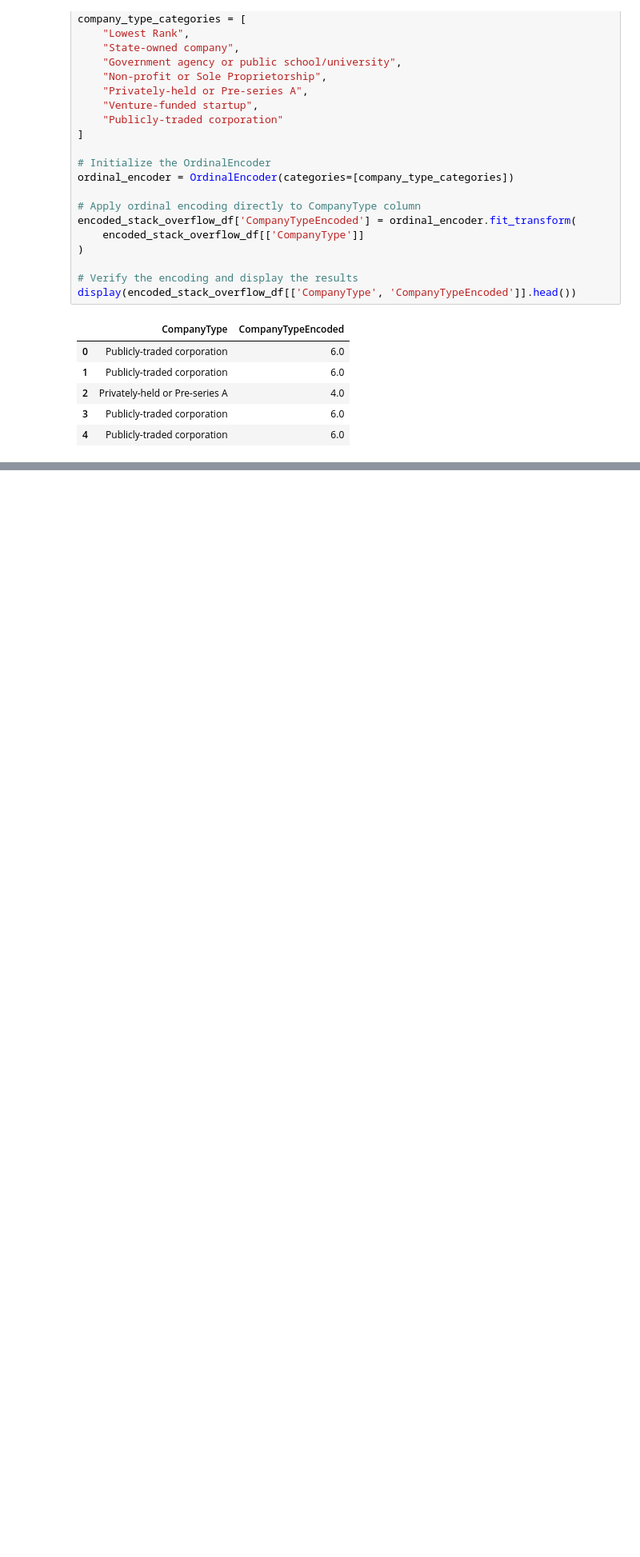
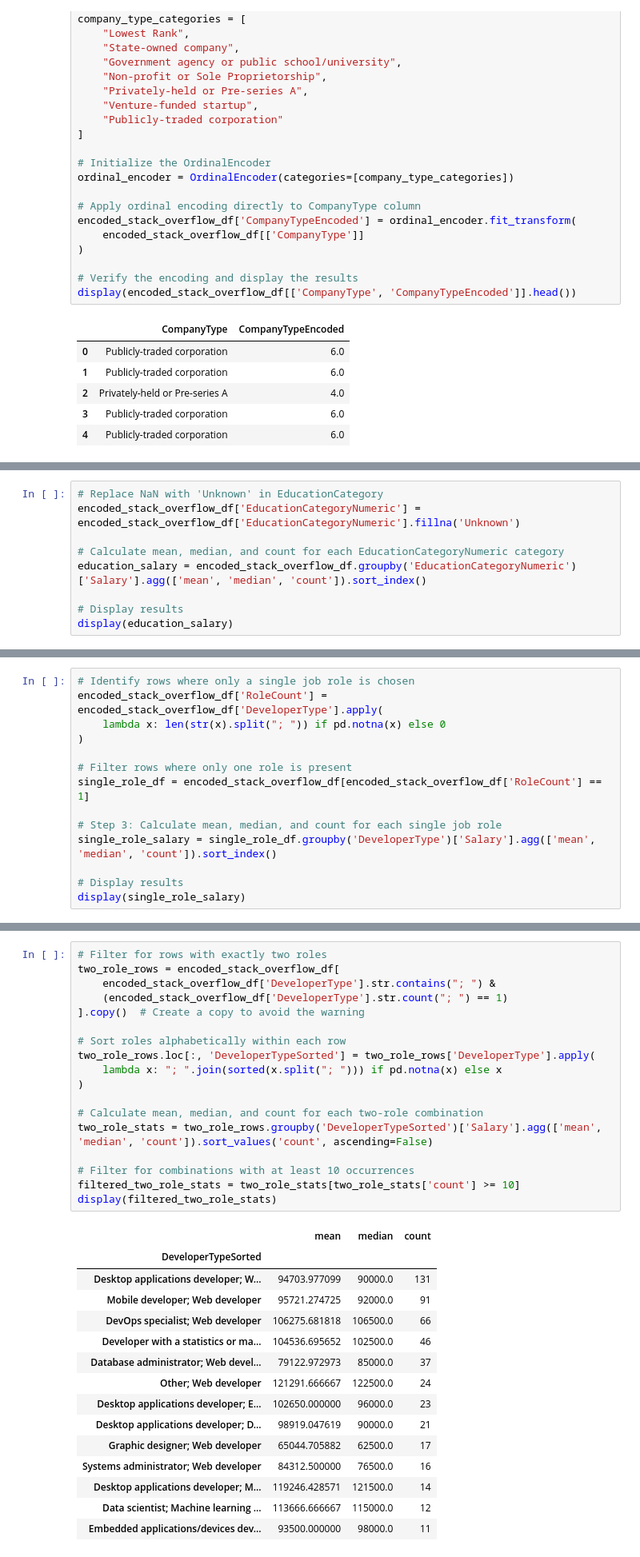
Before and after one commit to IT4063C-Fall24/final-project-yaumj, a Jupyter notebook: source.ipynb, the cells around one changed output, grey strips where cells are left out. Shown at 80% size. Drawn from its saved outputs; the diff is of its cells as text; blank space fills up the shorter version.

```diff
--- a/source.ipynb
+++ b/source.ipynb
@@ -4554,0 +4560,9 @@ display(encoded_stack_overflow_df[['CompanyType', 'CompanyTypeEncoded']].head())
+# %%
+# Replace NaN with 'Unknown' in EducationCategory
+encoded_stack_overflow_df['EducationCategoryNumeric'] = encoded_stack_overflow_df['EducationCategoryNumeric'].fillna('Unknown')
+
+# Calculate mean, median, and count for each EducationCategoryNumeric category
+education_salary = encoded_stack_overflow_df.groupby('EducationCategoryNumeric')['Salary'].agg(['mean', 'median', 'count']).sort_index()
+
+# Display results
+display(education_salary)
@@ -4554,0 +4723,14 @@ display(encoded_stack_overflow_df[['CompanyType', 'CompanyTypeEncoded']].head())
+# %%
+# Identify rows where only a single job role is chosen
+encoded_stack_overflow_df['RoleCount'] = encoded_stack_overflow_df['DeveloperType'].apply(
+    lambda x: len(str(x).split("; ")) if pd.notna(x) else 0
+)
+
+# Filter rows where only one role is present
+single_role_df = encoded_stack_overflow_df[encoded_stack_overflow_df['RoleCount'] == 1]
+
+# Step 3: Calculate mean, median, and count for each single job role
+single_role_salary = single_role_df.groupby('DeveloperType')['Salary'].agg(['mean', 'median', 'count']).sort_index()
+
+# Display results
+display(single_role_salary)
@@ -4554,0 +4756,34 @@ display(encoded_stack_overflow_df[['CompanyType', 'CompanyTypeEncoded']].head())
+# %%
+# Filter for rows with exactly two roles
+two_role_rows = encoded_stack_overflow_df[
+    encoded_stack_overflow_df['DeveloperType'].str.contains("; ") &
+    (encoded_stack_overflow_df['DeveloperType'].str.count("; ") == 1)
+].copy()  # Create a copy to avoid the warning
+
+# Sort roles alphabetically within each row
+two_role_rows.loc[:, 'DeveloperTypeSorted'] = two_role_rows['DeveloperType'].apply(
+    lambda x: "; ".join(sorted(x.split("; "))) if pd.notna(x) else x
+)
+
+# Calculate mean, median, and count for each two-role combination
+two_role_stats = two_role_rows.groupby('DeveloperTypeSorted')['Salary'].agg(['mean', 'median', 'count']).sort_values('count', ascending=False)
+
+# Filter for combinations with at least 10 occurrences
+filtered_two_role_stats = two_role_stats[two_role_stats['count'] >= 10]
+display(filtered_two_role_stats)
+# %% [output]
+|  | mean | median | count |
+| DeveloperTypeSorted |  |  |  |
+| Desktop applications developer; W... | 94703.977099 | 90000.0 | 131 |
+| Mobile developer; Web developer | 95721.274725 | 92000.0 | 91 |
+| DevOps specialist; Web developer | 106275.681818 | 106500.0 | 66 |
+| Developer with a statistics or ma... | 104536.695652 | 102500.0 | 46 |
+| Database administrator; Web devel... | 79122.972973 | 85000.0 | 37 |
+| Other; Web developer | 121291.666667 | 122500.0 | 24 |
+| Desktop applications developer; E... | 102650.000000 | 96000.0 | 23 |
+| Desktop applications developer; D... | 98919.047619 | 90000.0 | 21 |
+| Graphic designer; Web developer | 65044.705882 | 62500.0 | 17 |
+| Systems administrator; Web developer | 84312.500000 | 76500.0 | 16 |
+| Desktop applications developer; M... | 119246.428571 | 121500.0 | 14 |
+| Data scientist; Machine learning ... | 113666.666667 | 115000.0 | 12 |
+| Embedded applications/devices dev... | 93500.000000 | 98000.0 | 11 |
```
Also changed, not shown: parts of 21 cells of this notebook, 1 other file.
